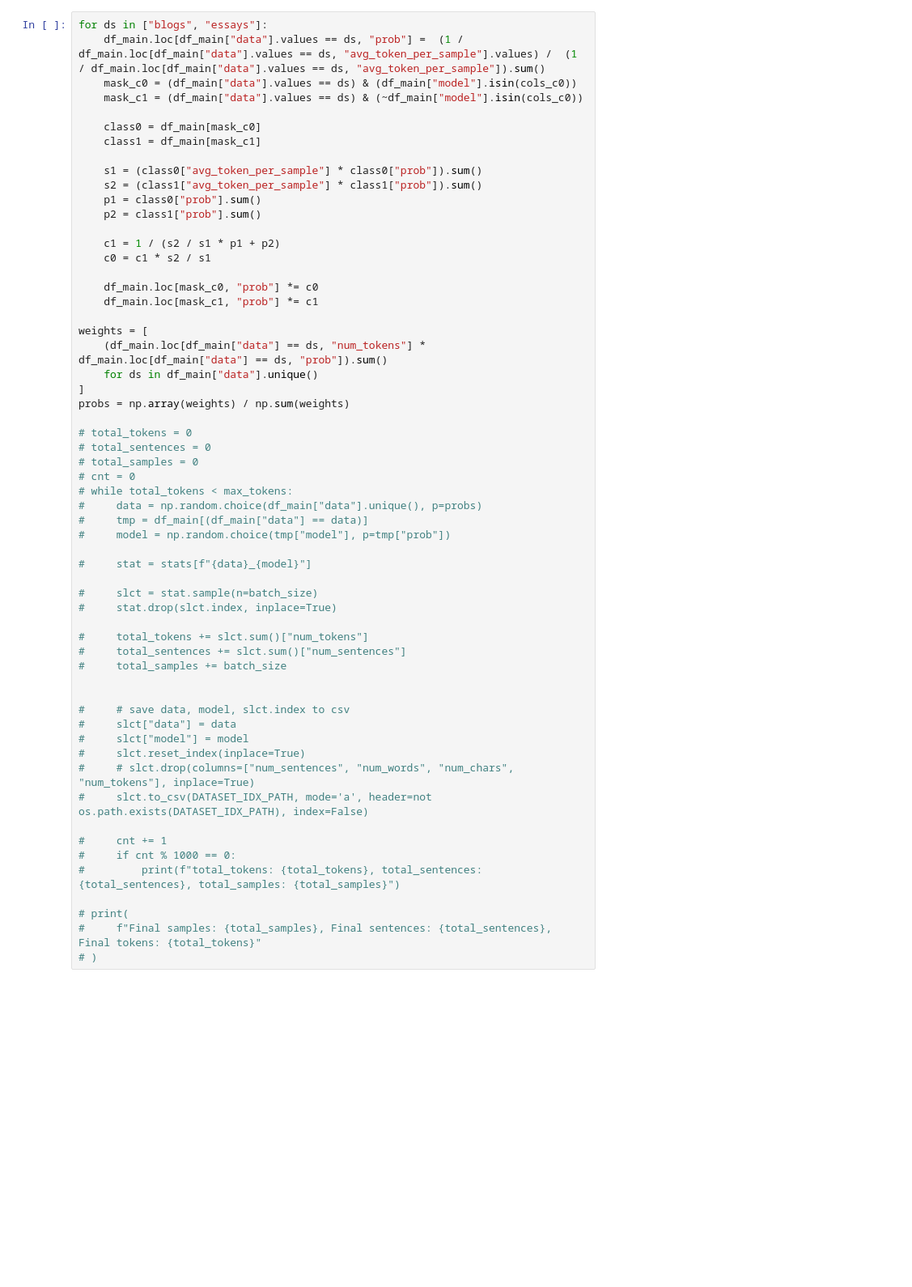
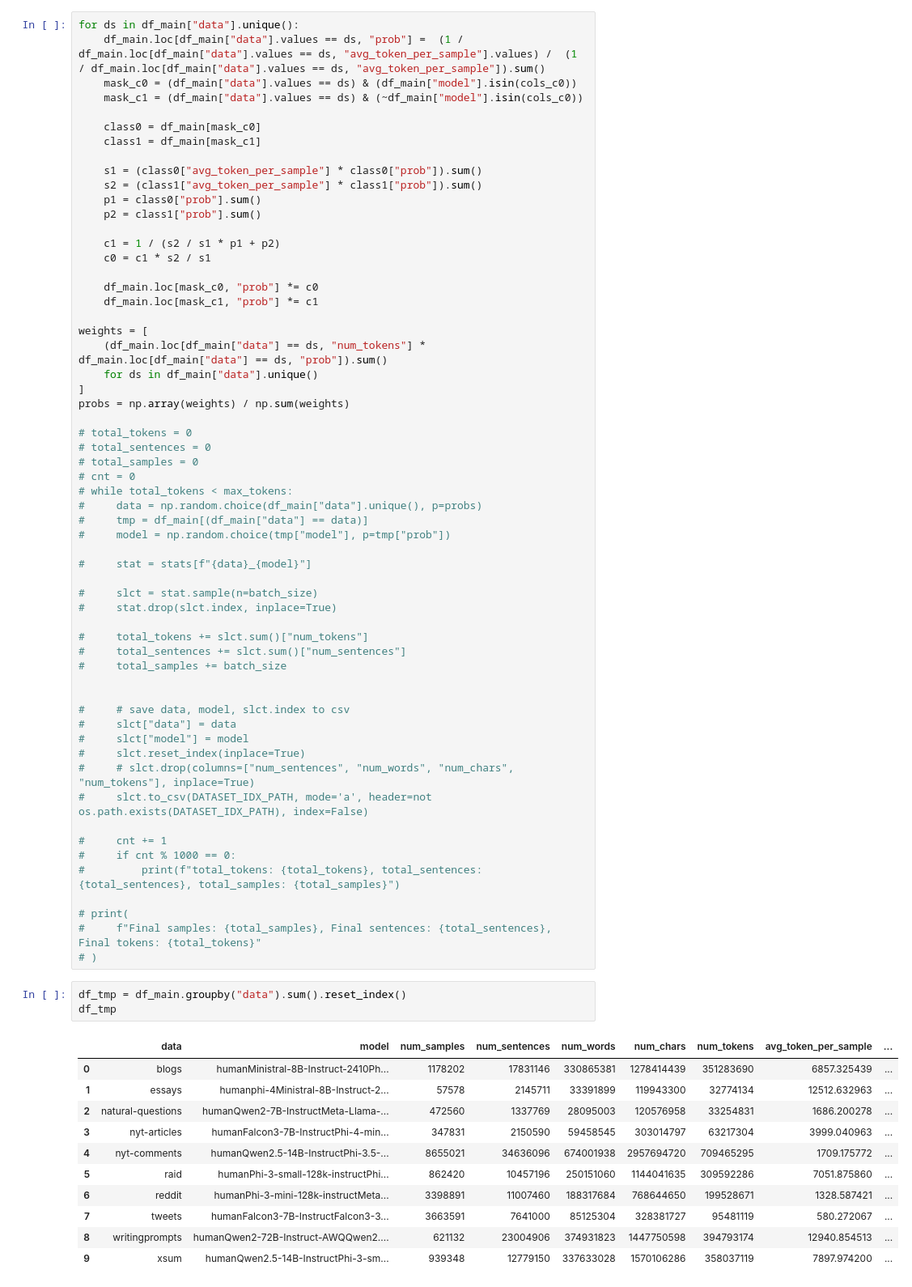
Before and after one commit to Michal1337/GenTextDetect, a Jupyter notebook: notebooks/experiments/dataset_idx.ipynb, the cells around one changed output. Shown at 81% size. Drawn from its saved outputs; the diff is of its cells as text; blank space fills up the shorter version.

```diff
--- a/notebooks/experiments/dataset_idx.ipynb
+++ b/notebooks/experiments/dataset_idx.ipynb
@@ -53,7 +126,7 @@ total_samples = 0
 batch_size = 16
 cols_c0 = ["human"]
 # %%
-for ds in ["blogs", "essays"]:
+for ds in df_main["data"].unique():
     df_main.loc[df_main["data"].values == ds, "prob"] =  (1 / df_main.loc[df_main["data"].values == ds, "avg_token_per_sample"].values) /  (1 / df_main.loc[df_main["data"].values == ds, "avg_token_per_sample"]).sum()
     mask_c0 = (df_main["data"].values == ds) & (df_main["model"].isin(cols_c0))
     mask_c1 = (df_main["data"].values == ds) & (~df_main["model"].isin(cols_c0))
@@ -111,3 +184,18 @@ probs = np.array(weights) / np.sum(weights)
 # print(
 #     f"Final samples: {total_samples}, Final sentences: {total_sentences}, Final tokens: {total_tokens}"
 # )
+# %%
+df_tmp = df_main.groupby("data").sum().reset_index()
+df_tmp
+# %% [output]
+|  | data | model | num_samples | num_sentences | num_words | num_chars | num_tokens | avg_token_per_sample | ... |
+| 0 | blogs | humanMinistral-8B-Instruct-2410Ph... | 1178202 | 17831146 | 330865381 | 1278414439 | 351283690 | 6857.325439 | ... |
+| 1 | essays | humanphi-4Ministral-8B-Instruct-2... | 57578 | 2145711 | 33391899 | 119943300 | 32774134 | 12512.632963 | ... |
+| 2 | natural-questions | humanQwen2-7B-InstructMeta-Llama-... | 472560 | 1337769 | 28095003 | 120576958 | 33254831 | 1686.200278 | ... |
+| 3 | nyt-articles | humanFalcon3-7B-InstructPhi-4-min... | 347831 | 2150590 | 59458545 | 303014797 | 63217304 | 3999.040963 | ... |
+| 4 | nyt-comments | humanQwen2.5-14B-InstructPhi-3.5-... | 8655021 | 34636096 | 674001938 | 2957694720 | 709465295 | 1709.175772 | ... |
+| 5 | raid | humanPhi-3-small-128k-instructPhi... | 862420 | 10457196 | 250151060 | 1144041635 | 309592286 | 7051.875860 | ... |
+| 6 | reddit | humanPhi-3-mini-128k-instructMeta... | 3398891 | 11007460 | 188317684 | 768644650 | 199528671 | 1328.587421 | ... |
+| 7 | tweets | humanFalcon3-7B-InstructFalcon3-3... | 3663591 | 7641000 | 85125304 | 328381727 | 95481119 | 580.272067 | ... |
+| 8 | writingprompts | humanQwen2-72B-Instruct-AWQQwen2.... | 621132 | 23004906 | 374931823 | 1447750598 | 394793174 | 12940.854513 | ... |
+| 9 | xsum | humanQwen2.5-14B-InstructPhi-3-sm... | 939348 | 12779150 | 337633028 | 1570106286 | 358037119 | 7897.974200 | ... |
```
Also changed, not shown: parts of 7 cells of this notebook, 5 other files.
